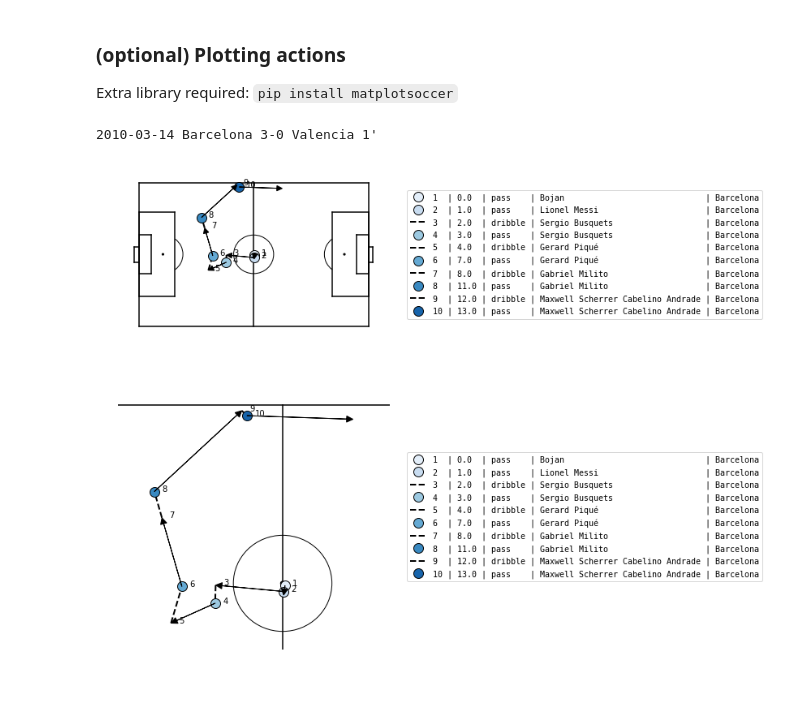
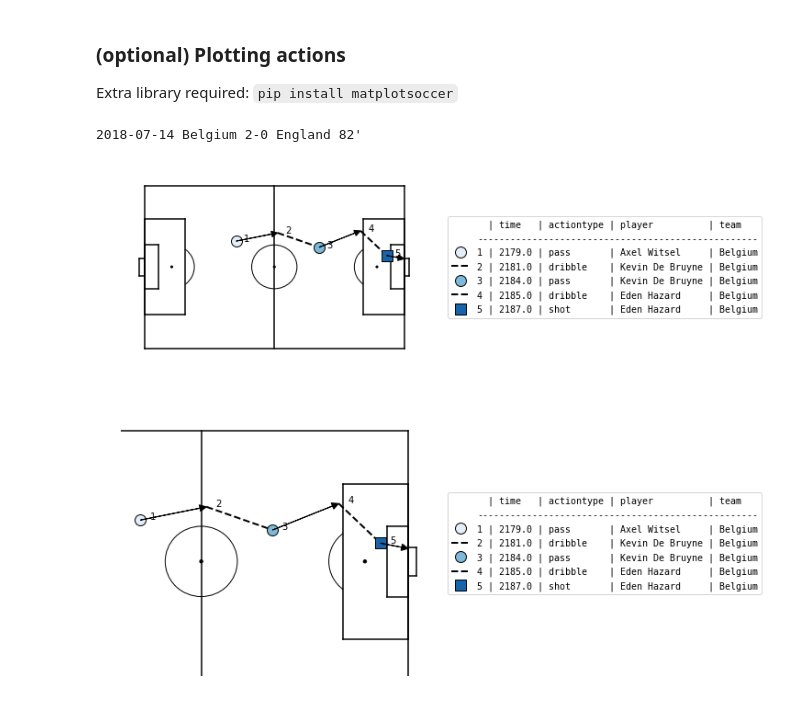
Before and after one commit to ML-KULeuven/socceraction, a Jupyter notebook: public-notebooks/2-convert-statsbomb-to-spadl.ipynb, the cells around one changed output. Cells and saved outputs as stored; diff of their text form; code cells hidden in the pictures.

```diff
--- a/public-notebooks/2-convert-statsbomb-to-spadl.ipynb
+++ b/public-notebooks/2-convert-statsbomb-to-spadl.ipynb
@@ -15,7 +12,7 @@ The autoreload extension is already loaded. To reload it, use:
 datafolder = "../data"
 statsbomb_json =  os.path.join(datafolder,"statsbomb-root","open-data-master","data")
 statsbomb_h5 = os.path.join(datafolder,"statsbomb.h5")
-spadl_h5 = os.path.join(datafolder,"spadl.h5")
+spadl_h5 = os.path.join(datafolder,"spadl-statsbomb.h5")
 # %% [markdown]
 ### Convert raw Statsbomb json files to Statsbomb HDF5 file
 # %%
@@ -115,7 +112,12 @@ tablenames = [
 ]
 tables = {name: pd.read_hdf(spadl_h5, key=name) for name in tablenames}
 
-game_id = tables["games"].game_id[11]
+# Select England vs Belgium game at World Cup
+games = tables["games"].merge(tables["competitions"])
+game_id = games[(games.competition_name == "FIFA World Cup")
+              & (games.away_team_name == "England")
+              & (games.home_team_name == "Belgium")].game_id.values[0]
+
 actions = pd.read_hdf(spadl_h5, f"actions/game_{game_id}")
 actions = (
     actions.merge(tables["actiontypes"])
@@ -124,40 +126,44 @@ actions = (
     .merge(tables["players"],"left",on="player_id")
     .merge(tables["teams"],"left",on="team_id")
     .sort_values(["period_id", "time_seconds", "timestamp"])
     .reset_index(drop=True)
 )
+
 # use nickname if available else use full name
-actions["player"] = a[["player_nickname","player_name"]].apply(lambda x: x[0] if x[0] else x[1],axis=1)
+actions["player"] = actions[["player_nickname","player_name"]].apply(lambda x: x[0] if x[0] else x[1],axis=1)
 
-a = actions[0:10]
+#shot = 128
+shot = 2201
+a = actions[shot-4:shot+1]
 
 games = tables["games"]
 g = list(games[games.game_id == a.game_id.values[0]].itertuples())[0]
 minute = int((a.period_id.values[0]-1)*45 +a.time_seconds.values[0] // 60) + 1
 game_info = f"{g.match_date} {g.home_team_name} {g.home_score}-{g.away_score} {g.away_team_name} {minute}'"
 
 print(game_info)
 
 labels = a[["time_seconds", "type_name", "player", "team_name"]]
 matplotsoccer.actions(
     location=a[["start_x", "start_y", "end_x", "end_y"]],
     action_type=a.type_name,
-    team=a.team_name,
-    result=a.result_name,
+    team= a.team_name,
+    result= a.result_name == "success",
     label=labels,
-    #labeltitle=labels.columns,
+    labeltitle=["time","actiontype","player","team"],
     zoom=False,
+    figsize=6
 )
 matplotsoccer.actions(
     location=a[["start_x", "start_y", "end_x", "end_y"]],
     action_type=a.type_name,
     team=a.team_name,
-    result=a.result_name,
+    result=a.result_name == "success",
     label=labels,
-    #labeltitle=labels.columns,
+    labeltitle=["time","actiontype","player","team"],
     zoom=True,
 )
 # %% [output]
-2010-03-14 Barcelona 3-0 Valencia 1'
+2018-07-14 Belgium 2-0 England 82'
-[figure, old version]
+[figure, new version]
-[figure, old version]
+[figure, new version]
```
Also changed, not shown: parts of 1 cell of this notebook, 5 other files.
